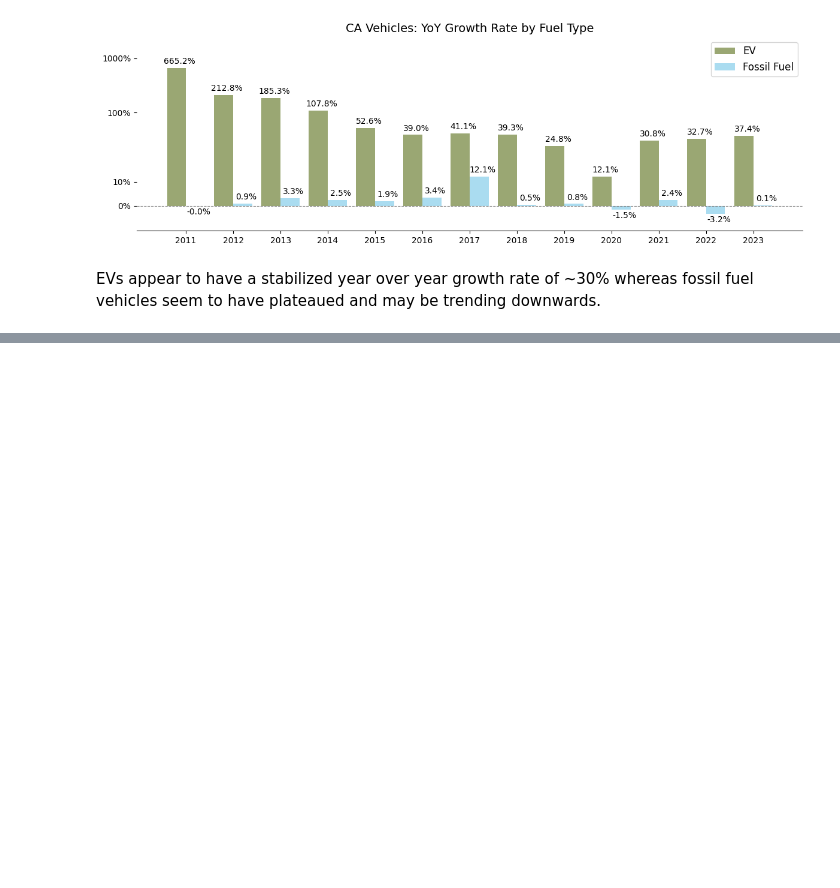
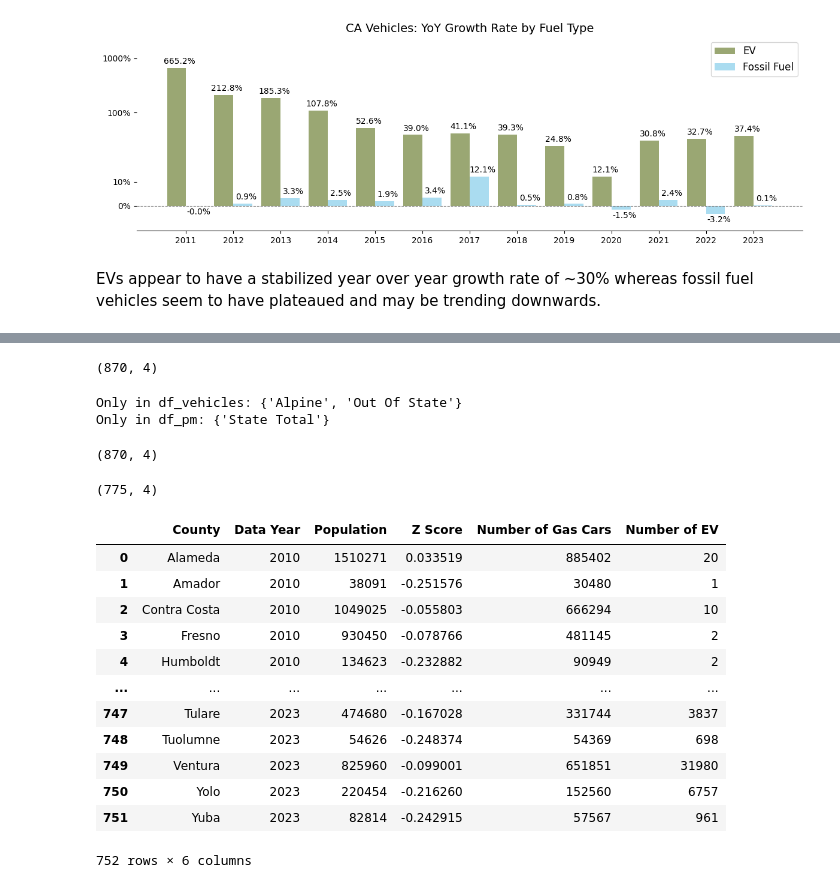
Before and after one commit to kellerl7/SIADS_Milestone_1, a Jupyter notebook: 19-btschmid-claris-lucaskel-kr_backup.ipynb, the cells around one changed output, grey strips where cells are left out. Saved outputs shown, nothing was run; the diff lists cells and outputs as text; code cells hidden in the pictures; blank space fills up the shorter version.

```diff
--- a/19-btschmid-claris-lucaskel-kr_backup.ipynb
+++ b/19-btschmid-claris-lucaskel-kr_backup.ipynb
@@ -434,0 +529,5 @@ EVs appear to have a stabilized year over year growth rate of ~30% whereas fossi
+# %%
+df_gas_vehicles = df_vehicles[df_vehicles['Fuel Category'] == 'Fossil Fuel']
+df_gas_vehicles = df_gas_vehicles.rename(columns={'Number of Vehicles': 'Number of Gas Cars'})
+df_gas_vehicles = df_gas_vehicles.drop(columns=['Fuel Category'])
+df_gas_vehicles.head()
@@ -434,0 +541,6 @@ EVs appear to have a stabilized year over year growth rate of ~30% whereas fossi
+# %%
+# seperating creating ev/gas columns so its easier to compare with pm2.5 values
+df_ev_vehicles = df_vehicles[df_vehicles['Fuel Category'] == 'EV']
+df_ev_vehicles = df_ev_vehicles.rename(columns={'Number of Vehicles': 'Number of EV'})
+df_ev_vehicles = df_ev_vehicles.drop(columns=['Fuel Category'])
+df_ev_vehicles.head()
@@ -434,0 +565,56 @@ EVs appear to have a stabilized year over year growth rate of ~30% whereas fossi
+# %%
+df_pm.shape
+# %% [output]
+(870, 4)
+# %%
+# strip df_pm of spaces
+df_pm['County'] = df_pm['County'].str.strip()
+counties = pd.DataFrame({
+    'County_df_vehicles': df_vehicles['County'],
+    'County_df_pm': df_pm['County']
+})
+counties.head()
+# Get unique counties from both DataFrames
+counties_vehicles = set(df_vehicles['County'])
+counties_pm = set(df_pm['County'])
+
+# Find differences
+only_in_vehicles = counties_vehicles - counties_pm
+only_in_pm = counties_pm - counties_vehicles
+
+print("Only in df_vehicles:", only_in_vehicles)
+print("Only in df_pm:", only_in_pm)
+
+# do we want to drop these values ? i will merge on left for now,
+# idk if we will need these since they don't have pm2.5 data at all.
+# we could estimate these values by comparing the counties around them that do report pm2.5 values.
+# %% [output]
+Only in df_vehicles: {'Alpine', 'Out Of State'}
+Only in df_pm: {'State Total'}
+# %%
+# check shapes
+df_pm.shape
+# %% [output]
+(870, 4)
+# %%
+df_vehicles.shape
+# %% [output]
+(775, 4)
+# %%
+# merging pm and vehicle datatables
+df_pm_vehicles = pd.merge(df_pm, df_vehicles, on=['Data Year', 'County'], how='inner')
+df_pm_vehicles
+# %% [output]
+|  | County | Data Year | Population | Z Score | Number of Gas Cars | Number of EV |
+| 0 | Alameda | 2010 | 1510271 | 0.033519 | 885402 | 20 |
+| 1 | Amador | 2010 | 38091 | -0.251576 | 30480 | 1 |
+| 2 | Contra Costa | 2010 | 1049025 | -0.055803 | 666294 | 10 |
+| 3 | Fresno | 2010 | 930450 | -0.078766 | 481145 | 2 |
+| 4 | Humboldt | 2010 | 134623 | -0.232882 | 90949 | 2 |
+| ... | ... | ... | ... | ... | ... | ... |
+| 747 | Tulare | 2023 | 474680 | -0.167028 | 331744 | 3837 |
+| 748 | Tuolumne | 2023 | 54626 | -0.248374 | 54369 | 698 |
+| 749 | Ventura | 2023 | 825960 | -0.099001 | 651851 | 31980 |
+| 750 | Yolo | 2023 | 220454 | -0.216260 | 152560 | 6757 |
+| 751 | Yuba | 2023 | 82814 | -0.242915 | 57567 | 961 |
+752 rows × 6 columns
```
Also changed, not shown: parts of 22 cells of this notebook.
